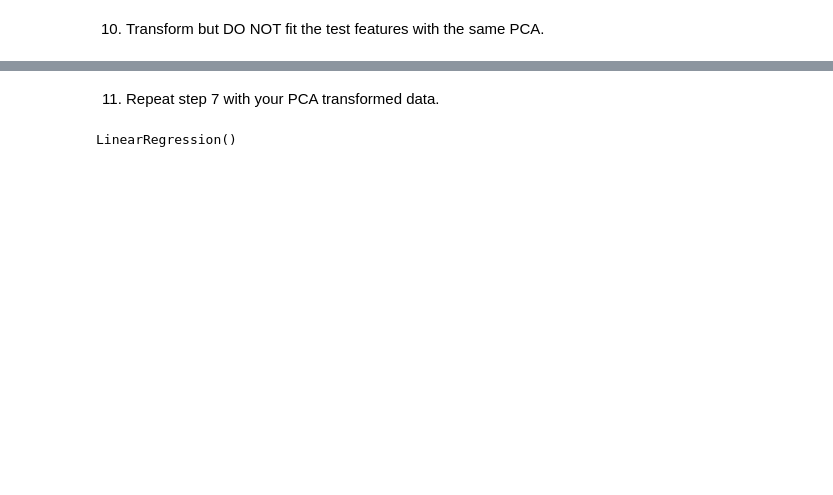
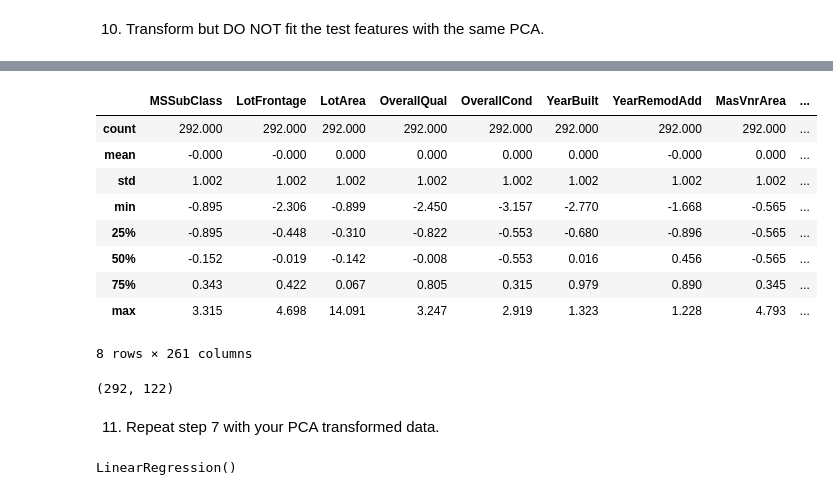
Before and after one commit to MWPerrineJr/data-mining, a Jupyter notebook: Weel 7 Assignment.ipynb, the cells around one changed output, grey strips where cells are left out. Saved outputs shown, nothing was run; the diff lists cells and outputs as text; code cells hidden in the pictures; blank space fills up the shorter version.

```diff
--- a/Weel 7 Assignment.ipynb
+++ b/Weel 7 Assignment.ipynb
@@ -290,0 +354,3 @@ X_pca.shape
+# %%
+# This code applies the scaler to the data
+X_test = scaleStandard.fit_transform(X_test)
@@ -291,2 +371,16 @@ X_pca.shape
+# %%
+# This code displays the summary statistic
+X_test.describe().round(3)
+# %% [output]
+|  | MSSubClass | LotFrontage | LotArea | OverallQual | OverallCond | YearBuilt | YearRemodAdd | MasVnrArea | ... |
+| count | 292.000 | 292.000 | 292.000 | 292.000 | 292.000 | 292.000 | 292.000 | 292.000 | ... |
+| mean | -0.000 | -0.000 | 0.000 | 0.000 | 0.000 | 0.000 | -0.000 | 0.000 | ... |
+| std | 1.002 | 1.002 | 1.002 | 1.002 | 1.002 | 1.002 | 1.002 | 1.002 | ... |
+| min | -0.895 | -2.306 | -0.899 | -2.450 | -3.157 | -2.770 | -1.668 | -0.565 | ... |
+| 25% | -0.895 | -0.448 | -0.310 | -0.822 | -0.553 | -0.680 | -0.896 | -0.565 | ... |
+| 50% | -0.152 | -0.019 | -0.142 | -0.008 | -0.553 | 0.016 | 0.456 | -0.565 | ... |
+| 75% | 0.343 | 0.422 | 0.067 | 0.805 | 0.315 | 0.979 | 0.890 | 0.345 | ... |
+| max | 3.315 | 4.698 | 14.091 | 3.247 | 2.919 | 1.323 | 1.228 | 4.793 | ... |
+8 rows × 261 columns
 # %%
 # This code transforms the X_test data
@@ -295,2 +388,7 @@ X_pca2 = pca.transform(X_test)
+# %%
+# This code displays the shape of the matrix
+X_pca_1.shape
+# %% [output]
+(292, 122)
 # %% [markdown]
 11. Repeat step 7 with your PCA transformed data.
```
Also changed, not shown: parts of 43 cells of this notebook, 1 other file.
